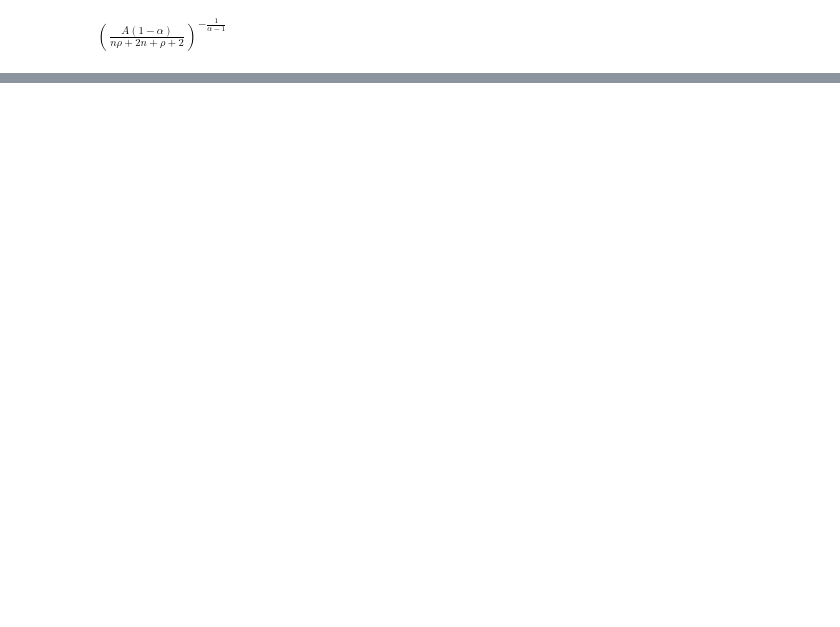
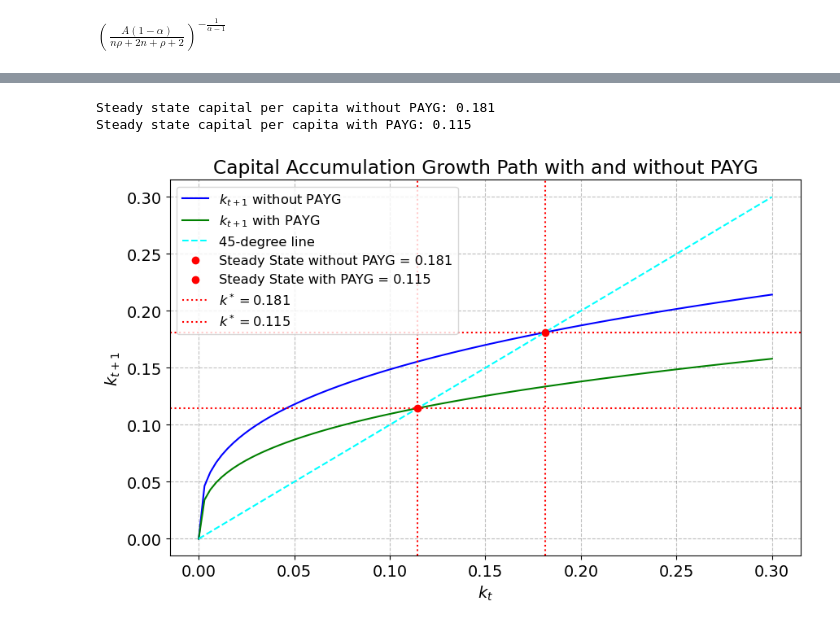
Before and after one commit to NumEconCopenhagen/projects-2024-emil-celine-og-julie, a Jupyter notebook: modelproject/modelproject.ipynb, the cells around one changed output, grey strips where cells are left out. Drawn from its saved outputs; the diff is of its cells as text; code cells hidden in the pictures; blank space fills up the shorter version.

```diff
--- a/modelproject/modelproject.ipynb
+++ b/modelproject/modelproject.ipynb
@@ -231,0 +308,76 @@ In summary, the initial figure indicates that the analytical steady state capita
+# %%
+# Parameters
+A = 1.0  # Total factor productivity
+alpha = 1/3  # Capital share in production
+beta = 0.96  # Discount factor
+rho = (1 / beta) - 1  # Discount rate
+n = 0.02  # Population growth rate
+tau = 0.15  # PAYG tax rate
+
+# Production function
+def production_function(k):
+    return A * k ** alpha
+
+# Wage function
+def wage_function(k):
+    return A * (1 - alpha) * k ** alpha
+
+# Capital accumulation function without PAYG
+def capital_accumulation_without_PAYG(k):
+    return (A * (1 - alpha) * k ** alpha) / ((1 + n) * (2 + rho))
+
+# Capital accumulation function with PAYG
+def capital_accumulation_with_PAYG(k):
+    w = wage_function(k)
+    return (A * (1 - alpha) * (1 - tau) * k ** alpha) / ((1 + n) * (2 + rho) * (1 + ((1 + rho) / (2 + rho)) * ((1 - alpha) / alpha) * tau))
+
+# Objective function for numerical solution
+def obj_without_PAYG(k):
+    return k - capital_accumulation_without_PAYG(k)
+
+def obj_with_PAYG(k):
+    return k - capital_accumulation_with_PAYG(k)
+
+# Find the steady states
+k_star_without_PAYG = root_scalar(obj_without_PAYG, bracket=[1e-10, 10], method='bisect').root
+k_star_with_PAYG = root_scalar(obj_with_PAYG, bracket=[1e-10, 10], method='bisect').root
+
+print(f'Steady state capital per capita without PAYG: {k_star_without_PAYG:.3f}')
+print(f'Steady state capital per capita with PAYG: {k_star_with_PAYG:.3f}')
+
+# Simulate the model
+periods = 50
+k_path_without_PAYG = np.zeros(periods)
+k_path_with_PAYG = np.zeros(periods)
+k_path_without_PAYG[0] = 0.1  # Initial capital per capita
+k_path_with_PAYG[0] = 0.1  # Initial capital per capita
+
+for t in range(1, periods):
+    k_path_without_PAYG[t] = capital_accumulation_without_PAYG(k_path_without_PAYG[t-1])
+    k_path_with_PAYG[t] = capital_accumulation_with_PAYG(k_path_with_PAYG[t-1])
+
+# Plot the capital accumulation growth path
+k_vals = np.linspace(0, 0.3, 100)
+k_next_vals_without_PAYG = capital_accumulation_without_PAYG(k_vals)
+k_next_vals_with_PAYG = capital_accumulation_with_PAYG(k_vals)
+
+plt.figure(figsize=(10, 6))
+plt.plot(k_vals, k_next_vals_without_PAYG, label='$k_{t+1}$ without PAYG', color='blue')
+plt.plot(k_vals, k_next_vals_with_PAYG, label='$k_{t+1}$ with PAYG', color='green')
+plt.plot(k_vals, k_vals, label='45-degree line', color='cyan', linestyle='--')
+plt.scatter(k_star_without_PAYG, k_star_without_PAYG, color='red', zorder=5, label=f'Steady State without PAYG = {k_star_without_PAYG:.3f}')
+plt.scatter(k_star_with_PAYG, k_star_with_PAYG, color='red', zorder=5, label=f'Steady State with PAYG = {k_star_with_PAYG:.3f}')
+plt.axvline(x=k_star_without_PAYG, color='red', linestyle=':', label=f'$k^* = {k_star_without_PAYG:.3f}$')
+plt.axvline(x=k_star_with_PAYG, color='red', linestyle=':', label=f'$k^* = {k_star_with_PAYG:.3f}$')
+plt.axhline(y=k_star_without_PAYG, color='red', linestyle=':')
+plt.axhline(y=k_star_with_PAYG, color='red', linestyle=':')
+plt.xlabel('$k_t$')
+plt.ylabel('$k_{t+1}$')
+plt.title('Capital Accumulation Growth Path with and without PAYG')
+plt.legend(fontsize='small')
+plt.grid(True)
+plt.show()
+# %% [output]
+Steady state capital per capita without PAYG: 0.181
+Steady state capital per capita with PAYG: 0.115
+[figure, added]
```
Also changed, not shown: parts of 51 cells of this notebook, 1 other file.
